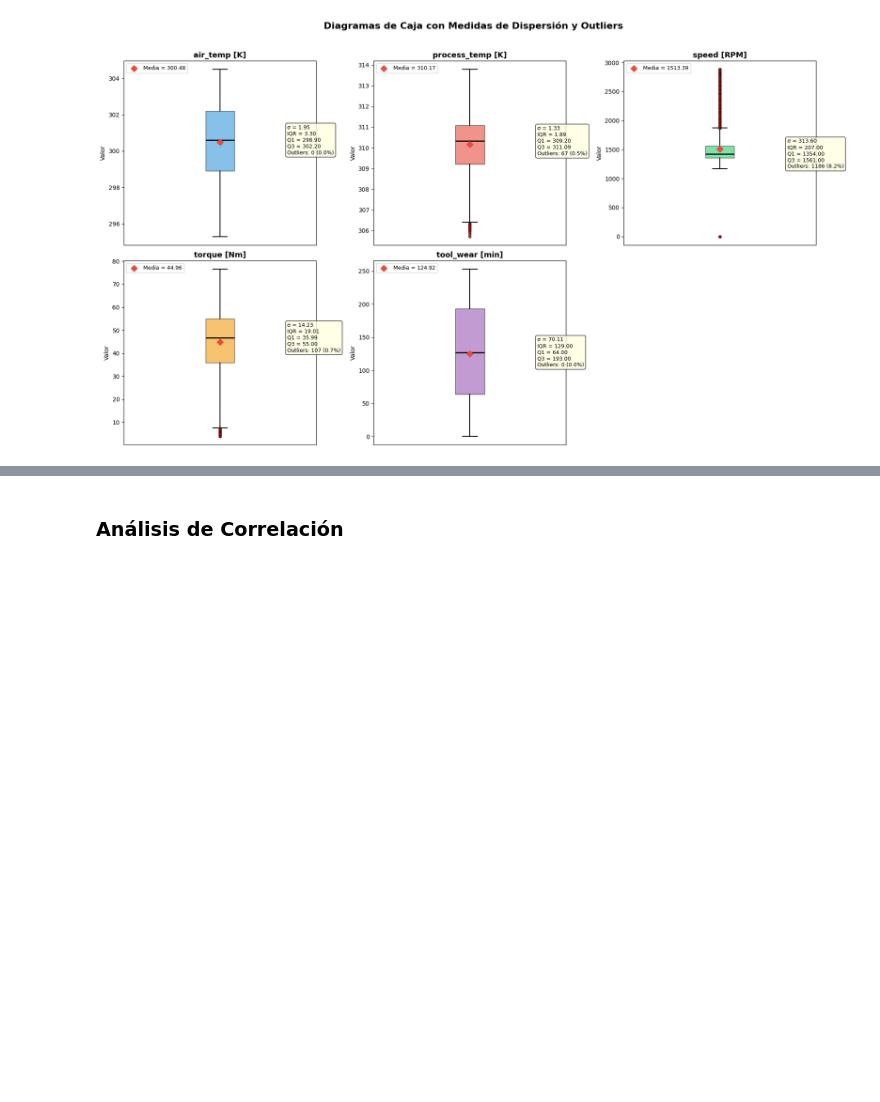
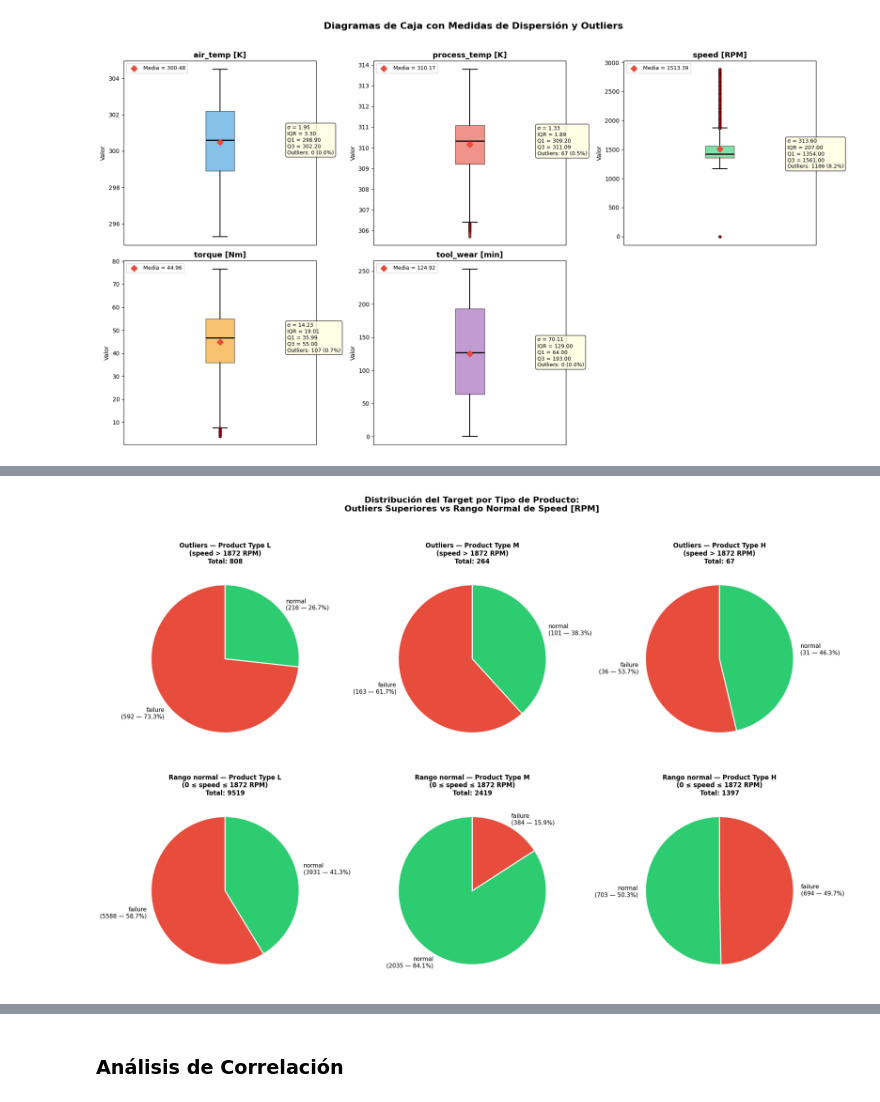
Before and after one commit to gonzag8/TP-Ciencia-de-Datos, a Jupyter notebook: Core/tp_cdd.ipynb, the cells around one changed output, grey strips where cells are left out. Saved outputs shown, nothing was run; the diff lists cells and outputs as text; code cells hidden in the pictures; blank space fills up the shorter version.

```diff
--- a/Core/tp_cdd.ipynb
+++ b/Core/tp_cdd.ipynb
@@ -294,0 +382,83 @@ plt.show()
+# %%
+# Detección de outliers superiores en speed [RPM] usando el método IQR
+Q1 = df['speed [RPM]'].quantile(0.25)
+Q3 = df['speed [RPM]'].quantile(0.75)
+IQR = Q3 - Q1
+limite_superior = Q3 + 1.5 * IQR
+
+# Excluir valores -1 (faltantes) y separar outliers del resto
+datos_validos = df[df['speed [RPM]'] >= 0]
+outliers_speed = datos_validos[datos_validos['speed [RPM]'] > limite_superior]
+no_outliers_speed = datos_validos[datos_validos['speed [RPM]'] <= limite_superior]
+
+tipos_producto = ['L', 'M', 'H']
+color_map = {'failure': '#e74c3c', 'normal': '#2ecc71'}
+
+fig, axes = plt.subplots(nrows=2, ncols=3, figsize=(20, 13))
+
+for i, pt in enumerate(tipos_producto):
+    # --- Fila 1: Outliers superiores por tipo de producto ---
+    subset_out = outliers_speed[outliers_speed['product_type'] == pt]
+
+    if len(subset_out) > 0:
+        conteos_out = subset_out['target'].value_counts()
+        proporciones_out = conteos_out / conteos_out.sum() * 100
+
+        etiquetas_out = [f'{val}\n({cnt} — {prop:.1f}%)' for val, cnt, prop
+                         in zip(conteos_out.index, conteos_out.values, proporciones_out.values)]
+        colores_out = [color_map[idx] for idx in conteos_out.index]
+
+        wedges, texts = axes[0][i].pie(
+            conteos_out.values,
+            labels=etiquetas_out,
+            colors=colores_out,
+            startangle=90,
+            wedgeprops={'edgecolor': 'white', 'linewidth': 2}
+        )
+        for t in texts:
+            t.set_fontsize(11)
+    else:
+        axes[0][i].text(0.5, 0.5, 'Sin outliers', ha='center', va='center', fontsize=12)
+
+    axes[0][i].set_title(
+        f'Outliers — Product Type {pt}\n(speed > {limite_superior:.0f} RPM)\nTotal: {len(subset_out)}',
+        fontsize=12, fontweight='bold'
+    )
+
+    # --- Fila 2: Datos normales por tipo de producto ---
+    subset_no = no_outliers_speed[no_outliers_speed['product_type'] == pt]
+
+    if len(subset_no) > 0:
+        conteos_no = subset_no['target'].value_counts()
+        proporciones_no = conteos_no / conteos_no.sum() * 100
+
+        etiquetas_no = [f'{val}\n({cnt} — {prop:.1f}%)' for val, cnt, prop
+                        in zip(conteos_no.index, conteos_no.values, proporciones_no.values)]
+        colores_no = [color_map[idx] for idx in conteos_no.index]
+
+        wedges2, texts2 = axes[1][i].pie(
+            conteos_no.values,
+            labels=etiquetas_no,
+            colors=colores_no,
+            startangle=90,
+            wedgeprops={'edgecolor': 'white', 'linewidth': 2}
+        )
+        for t in texts2:
+            t.set_fontsize(11)
+    else:
+        axes[1][i].text(0.5, 0.5, 'Sin datos', ha='center', va='center', fontsize=12)
+
+    axes[1][i].set_title(
+        f'Rango normal — Product Type {pt}\n(0 ≤ speed ≤ {limite_superior:.0f} RPM)\nTotal: {len(subset_no)}',
+        fontsize=12, fontweight='bold'
+    )
+
+fig.suptitle(
+    'Distribución del Target por Tipo de Producto:\nOutliers Superiores vs Rango Normal de Speed [RPM]',
+    fontsize=16, fontweight='bold', y=1.02
+)
+
+plt.tight_layout()
+plt.show()
+# %% [output]
+[figure, added]
```
Also changed, not shown: parts of 11 cells of this notebook.
